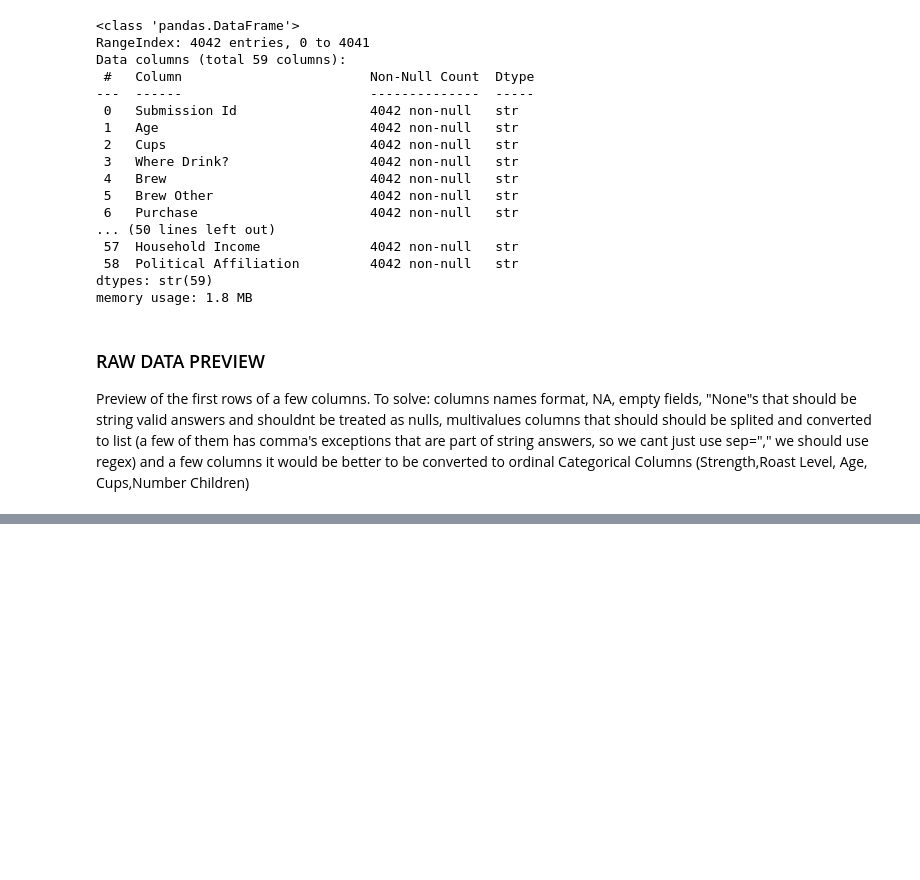
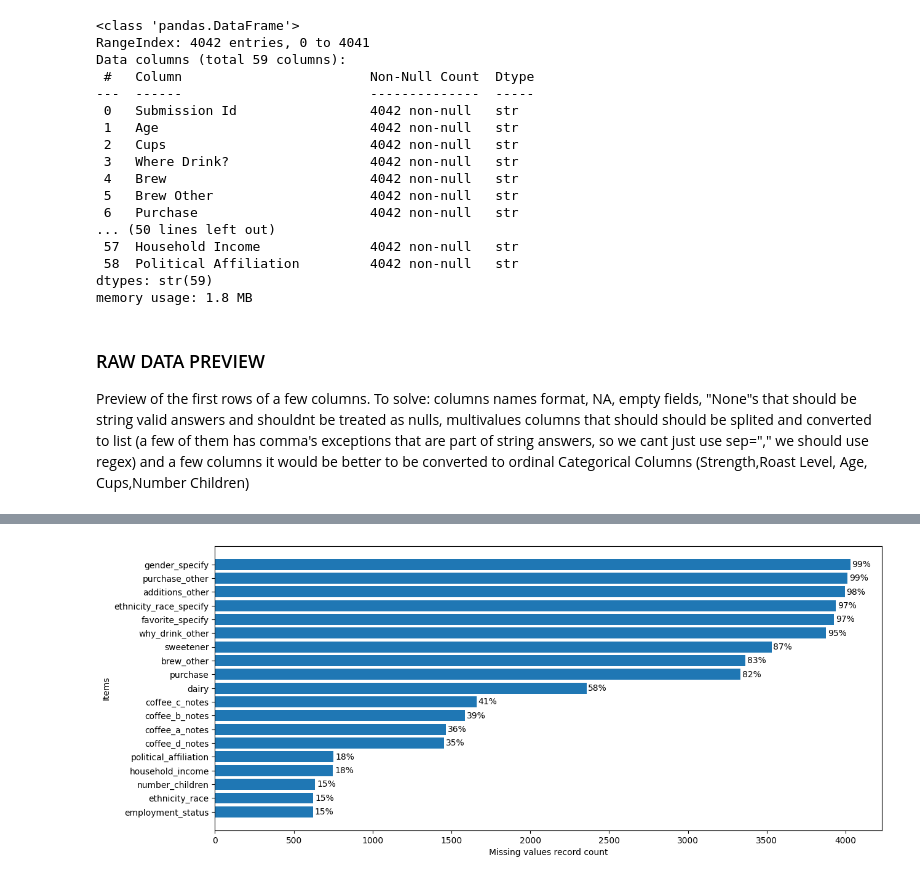
Before and after one commit to briella-codes/coffee_survey, a Jupyter notebook: notebooks/survey_analysis_english.ipynb, the cells around one changed output, grey strips where cells are left out. Cells and saved outputs as stored; diff of their text form; code cells hidden in the pictures; blank space fills up the shorter version.

```diff
--- a/notebooks/survey_analysis_english.ipynb
+++ b/notebooks/survey_analysis_english.ipynb
@@ -132,0 +204,13 @@ display(survey_df[['Age','Cups','Additions','Roast Level','Favorite','Taste?','H
+# %%
+#if you want you can change this 'min_percentage' number here:
+min_percentage = 15
+print_subtitle("Analysis of Items with missing values percentage > "+str(min_percentage))
+
+fig, ax = plt.subplots(figsize=(14,6))
+
+missing_values_bar_chart(ax,missing_data_count(survey_df,min_percentage))
+
+plt.show()
+
+print_text("ANALYSIS AND CONCLUSION ON MISSING VALUES: We can see that only a few columns have more than 95% missing values (columns like “other” or “specify” with free-text strings, which for the purpose of this project are mostly irrelevant, so they will be removed for EDA). It can also be observed that this is completely normal—as happens in many long surveys, people tend to drop off midway or lose interest (for example, when questions become repetitive, like in sweetener/dairy), or when they are asked about information they often don’t actually know. Even so, the dataset still reaches the final questions with a relatively low percentage of missing responses, and the core consumption columns (favorite, strength, roast_level, additions, brew) show low missing rates. Overall, it can be considered an analytically valuable dataset.")
+# %% [output]
@@ -132,0 +218 @@ display(survey_df[['Age','Cups','Additions','Roast Level','Favorite','Taste?','H
+[figure, added]
```
Also changed, not shown: parts of 13 cells of this notebook, 5 other files.
